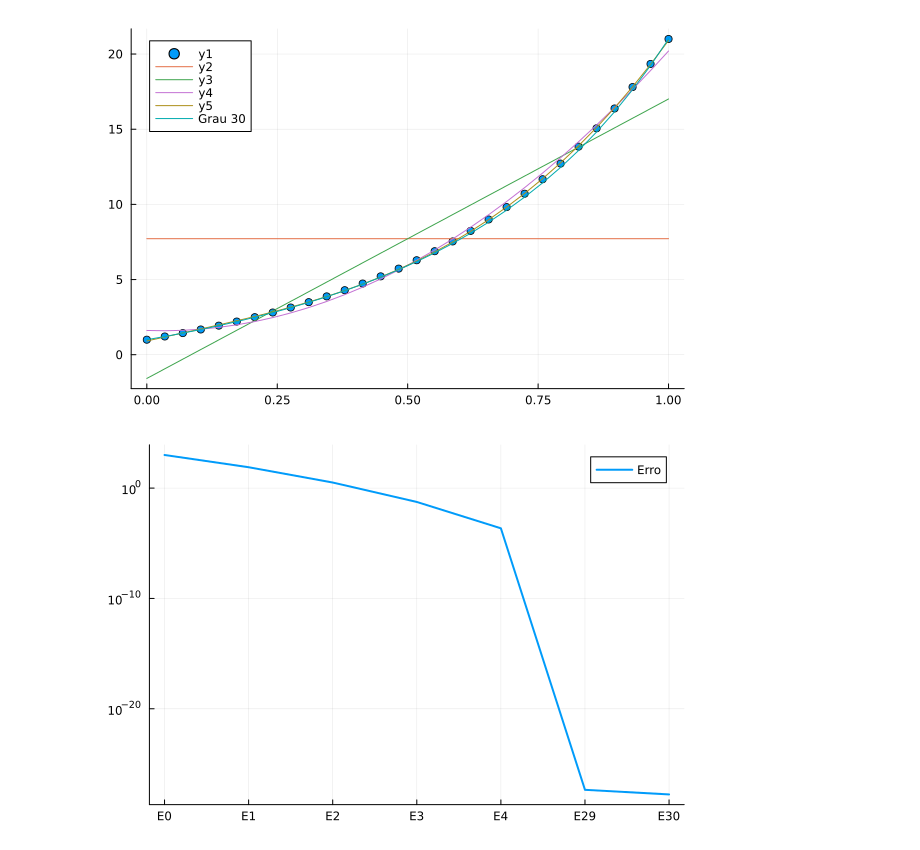
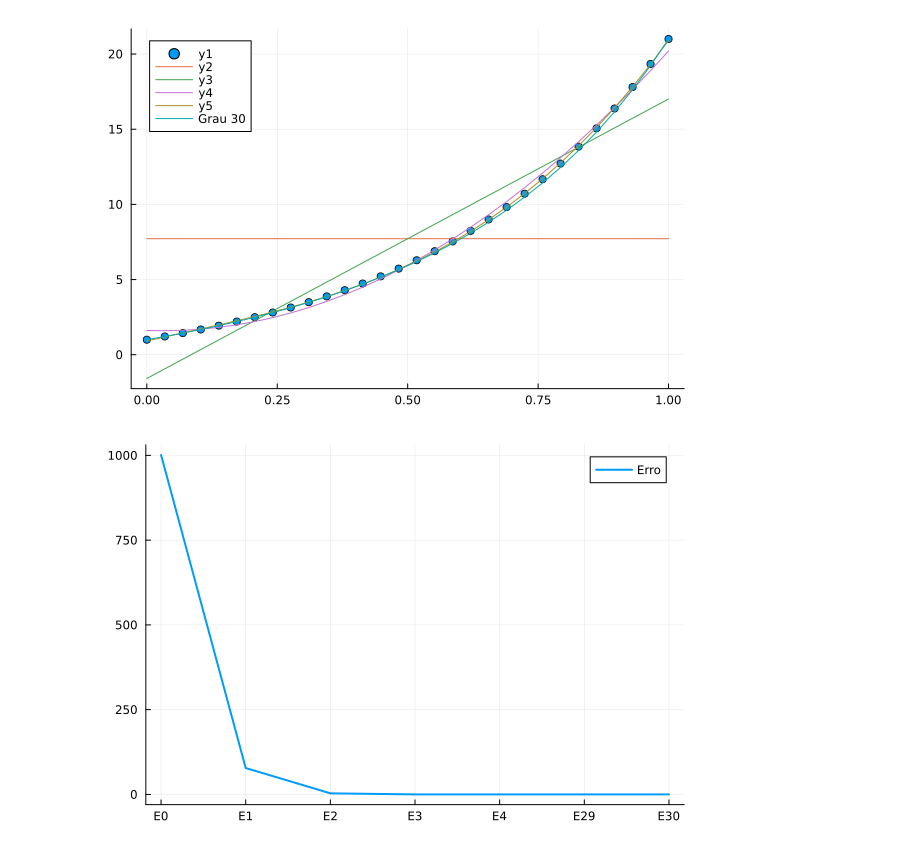
Before and after one commit to GuerraVitor/cocada, a Jupyter notebook: q31v2.ipynb, the cells around one changed output. Drawn from its saved outputs; the diff is of its cells as text; code cells hidden in the pictures.

Commit message:
adcionando funçao generica de minimos quadrados e questao 3.1 terminada 'q1Entrega'

```diff
--- a/q31v2.ipynb
+++ b/q31v2.ipynb
@@ -33,8 +36,8 @@ scatter(x, y)
 A0 = ones(30, 1)
 C0 = A0 \ y
 
-E0 = A0*C0 .- y
-somaE0 = sum(E0 .^2)
+r0 = A0*C0 .- y #calculando residuo
+SQR0 = sum(r0 .^2) #calculando soma ao quadrados dos residuos
 # %% [output]
 1001.1157762708535
 # %%
@@ -42,17 +45,17 @@ somaE0 = sum(E0 .^2)
 A1 = hcat(A0, x)
 C1 = A1 \ y
 
-E1 = A1*C1 .- y
-somaE1 = sum(E1 .^ 2)
+r1 = A1*C1 .- y #calculando residuo
+SQR1 = sum(r1 .^ 2) #calculando soma ao quadrados dos residuos
 # %% [output]
 77.8049215602568
 # %%
-#regressao com grau 2
-A2 = hcat(A1, x.^2)
+#regressao com grau 1
+A2 = hcat(A1, x)
 C2 = A2 \ y
 
-E2 = A2*C2 - y
-somaE2= sum(E2.^ 2)
+r2 = A2*C2 .- y #calculando residuo
+SQR2 = sum(r1 .^ 2) #calculando soma ao quadrados dos residuos
 # %% [output]
 3.1974547252539036
 # %%
@@ -117,6 +120,6 @@ plot!(x_array, C30plot, label="Grau 30")
 # %%
 erro = [somaE0, somaE1, somaE2, somaE3, somaE4, somaE29, somaE30]
 eixoX = ["E0", "E1", "E2", "E3", "E4", "E29", "E30"]
-plot(eixoX, erro, yaxis=:log10, label="Erro", lw=2)
+plot(eixoX, erro, label="Erro", lw=2)
 # %% [output]
-[figure, old version]
+[figure, new version]
```
Also changed, not shown: parts of 3 cells of this notebook.
